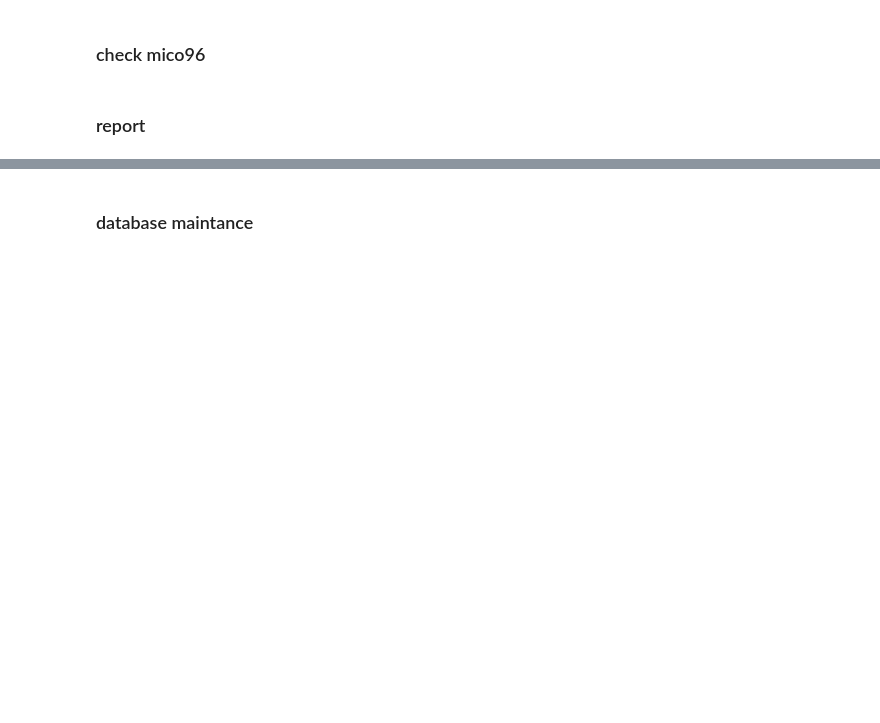
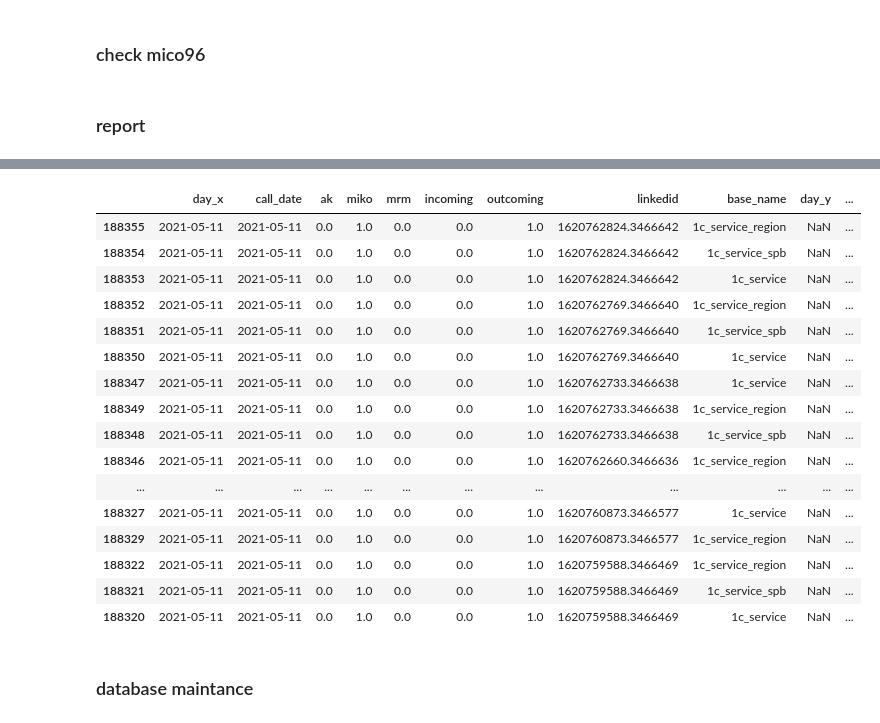
Before and after one commit to format37/call_centre_stt_server, a Jupyter notebook: monitoring/mysql.ipynb, the cells around one changed output, grey strips where cells are left out. Cells and saved outputs as stored; diff of their text form; code cells hidden in the pictures; blank space fills up the shorter version.

```diff
--- a/monitoring/mysql.ipynb
+++ b/monitoring/mysql.ipynb
@@ -263,3 +367,27 @@ df_all[((df_all._merge == 'both') & (df_all.mrm == True))]
+# %%
+#df_all[((df_all._merge == 'both') & (df_all.mrm == True))]
+leftonly = df_all[((df_all._merge == 'left_only'))]
+mask = (leftonly.day==datetime.date(2021, 5, 11)) & (leftonly.miko==1) & (leftonly.outcoming==1)
+#leftonly[mask].groupby('base_name').count()
+leftonly[mask].sort_values('linkedid', ascending = False).head(30)
+# %% [output]
+|  | day_x | call_date | ak | miko | mrm | incoming | outcoming | linkedid | base_name | day_y | ... |
+| 188355 | 2021-05-11 | 2021-05-11 | 0.0 | 1.0 | 0.0 | 0.0 | 1.0 | 1620762824.3466642 | 1c_service_region | NaN | ... |
+| 188354 | 2021-05-11 | 2021-05-11 | 0.0 | 1.0 | 0.0 | 0.0 | 1.0 | 1620762824.3466642 | 1c_service_spb | NaN | ... |
+| 188353 | 2021-05-11 | 2021-05-11 | 0.0 | 1.0 | 0.0 | 0.0 | 1.0 | 1620762824.3466642 | 1c_service | NaN | ... |
+| 188352 | 2021-05-11 | 2021-05-11 | 0.0 | 1.0 | 0.0 | 0.0 | 1.0 | 1620762769.3466640 | 1c_service_region | NaN | ... |
+| 188351 | 2021-05-11 | 2021-05-11 | 0.0 | 1.0 | 0.0 | 0.0 | 1.0 | 1620762769.3466640 | 1c_service_spb | NaN | ... |
+| 188350 | 2021-05-11 | 2021-05-11 | 0.0 | 1.0 | 0.0 | 0.0 | 1.0 | 1620762769.3466640 | 1c_service | NaN | ... |
+| 188347 | 2021-05-11 | 2021-05-11 | 0.0 | 1.0 | 0.0 | 0.0 | 1.0 | 1620762733.3466638 | 1c_service | NaN | ... |
+| 188349 | 2021-05-11 | 2021-05-11 | 0.0 | 1.0 | 0.0 | 0.0 | 1.0 | 1620762733.3466638 | 1c_service_region | NaN | ... |
+| 188348 | 2021-05-11 | 2021-05-11 | 0.0 | 1.0 | 0.0 | 0.0 | 1.0 | 1620762733.3466638 | 1c_service_spb | NaN | ... |
+| 188346 | 2021-05-11 | 2021-05-11 | 0.0 | 1.0 | 0.0 | 0.0 | 1.0 | 1620762660.3466636 | 1c_service_region | NaN | ... |
+| ... | ... | ... | ... | ... | ... | ... | ... | ... | ... | ... | ... |
+| 188327 | 2021-05-11 | 2021-05-11 | 0.0 | 1.0 | 0.0 | 0.0 | 1.0 | 1620760873.3466577 | 1c_service | NaN | ... |
+| 188329 | 2021-05-11 | 2021-05-11 | 0.0 | 1.0 | 0.0 | 0.0 | 1.0 | 1620760873.3466577 | 1c_service_region | NaN | ... |
+| 188322 | 2021-05-11 | 2021-05-11 | 0.0 | 1.0 | 0.0 | 0.0 | 1.0 | 1620759588.3466469 | 1c_service_region | NaN | ... |
+| 188321 | 2021-05-11 | 2021-05-11 | 0.0 | 1.0 | 0.0 | 0.0 | 1.0 | 1620759588.3466469 | 1c_service_spb | NaN | ... |
+| 188320 | 2021-05-11 | 2021-05-11 | 0.0 | 1.0 | 0.0 | 0.0 | 1.0 | 1620759588.3466469 | 1c_service | NaN | ... |
 # %% [markdown]
 ### database maintance
 # %%
```
Also changed, not shown: parts of 19 cells of this notebook, 1 other file.
